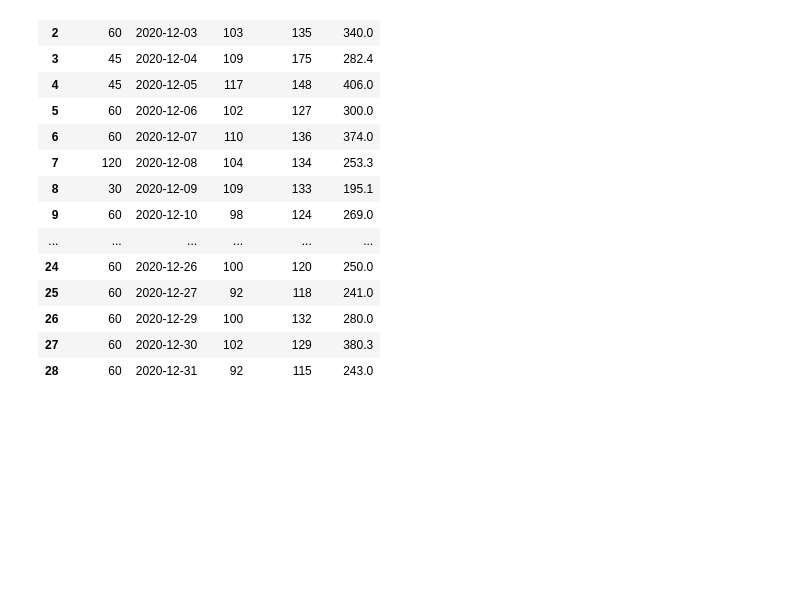
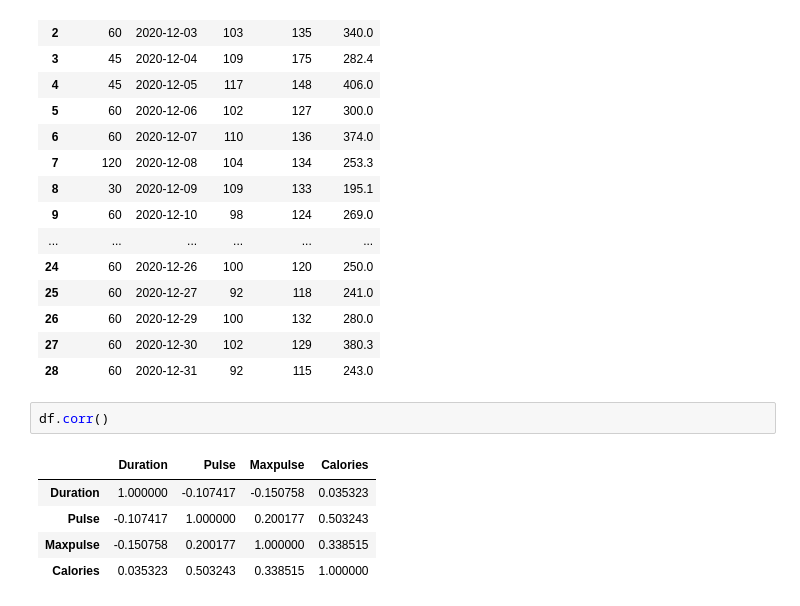
Before and after one commit to vanhuycx/test_code, a Jupyter notebook: test.ipynb, the cells around one changed output. Drawn from its saved outputs; the diff is of its cells as text; blank space fills up the shorter version.

Commit message:
Test corr() to calculate the relationship between columns

```diff
--- a/test.ipynb
+++ b/test.ipynb
@@ -180,3 +179,11 @@ df
 | 26 | 60 | 2020-12-29 | 100 | 132 | 280.0 |
 | 27 | 60 | 2020-12-30 | 102 | 129 | 380.3 |
 | 28 | 60 | 2020-12-31 | 92 | 115 | 243.0 |
+# %%
+df.corr()
+# %% [output]
+|  | Duration | Pulse | Maxpulse | Calories |
+| Duration | 1.000000 | -0.107417 | -0.150758 | 0.035323 |
+| Pulse | -0.107417 | 1.000000 | 0.200177 | 0.503243 |
+| Maxpulse | -0.150758 | 0.200177 | 1.000000 | 0.338515 |
+| Calories | 0.035323 | 0.503243 | 0.338515 | 1.000000 |
```
Also changed, not shown: parts of 1 cell of this notebook.
